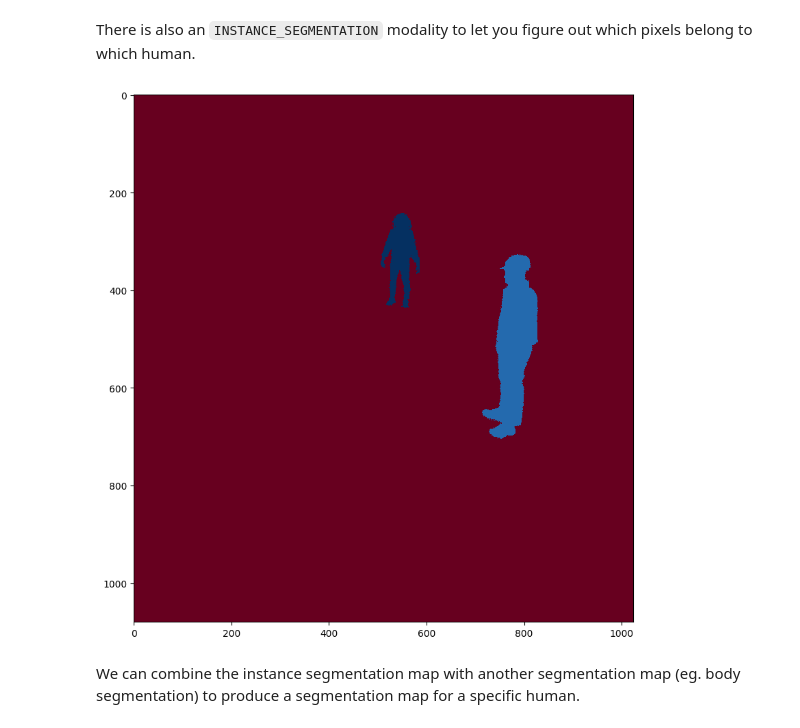
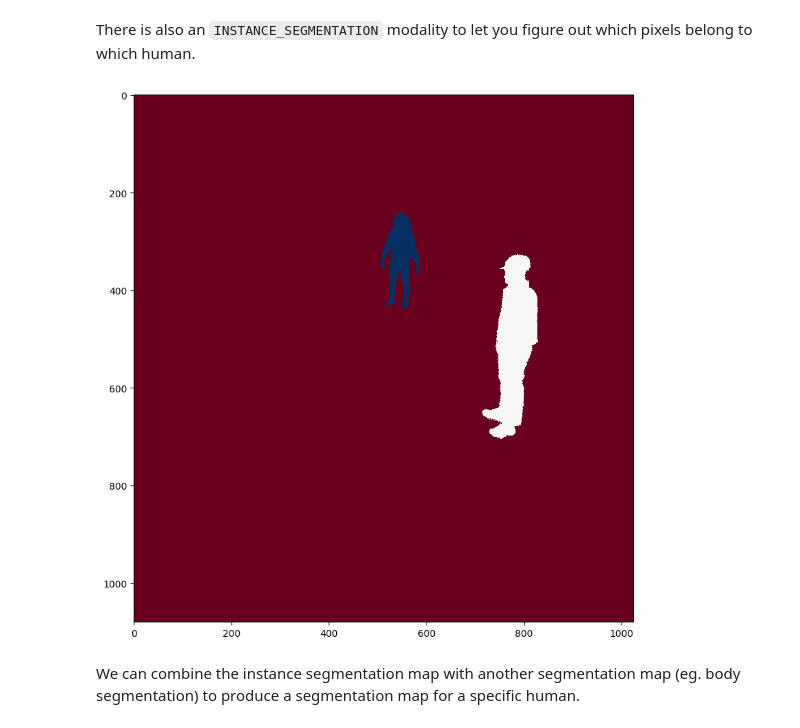
Before and after one commit to Synthesis-AI-Dev/synthesisai, a Jupyter notebook: examples/multi_human.ipynb, the cells around one changed output. Drawn from its saved outputs; the diff is of its cells as text; code cells hidden in the pictures.

Commit message:
Instance segmentation bug fixes

```diff
--- a/examples/multi_human.ipynb
+++ b/examples/multi_human.ipynb
@@ -70,9 +70,10 @@ discrete_show(item[Modality.CLOTHING_SEGMENTATION])
 There is also an `INSTANCE_SEGMENTATION` modality to let you figure out which pixels belong to which human.
 # %%
 plt.figure(figsize=(10,10))
-discrete_show(item[Modality.INSTANCE_SEGMENTATION])
+instance_segmentation, instsance_segmentation_mapping = item[Modality.INSTANCE_SEGMENTATION]
+discrete_show(instance_segmentation)
 # %% [output]
-[figure, old version]
+[figure, new version]
 # %% [markdown]
 We can combine the instance segmentation map with another segmentation map (eg. body segmentation) to produce a segmentation map for a specific human.
 # %%
```
Also changed, not shown: parts of 1 cell of this notebook, 2 other files.
